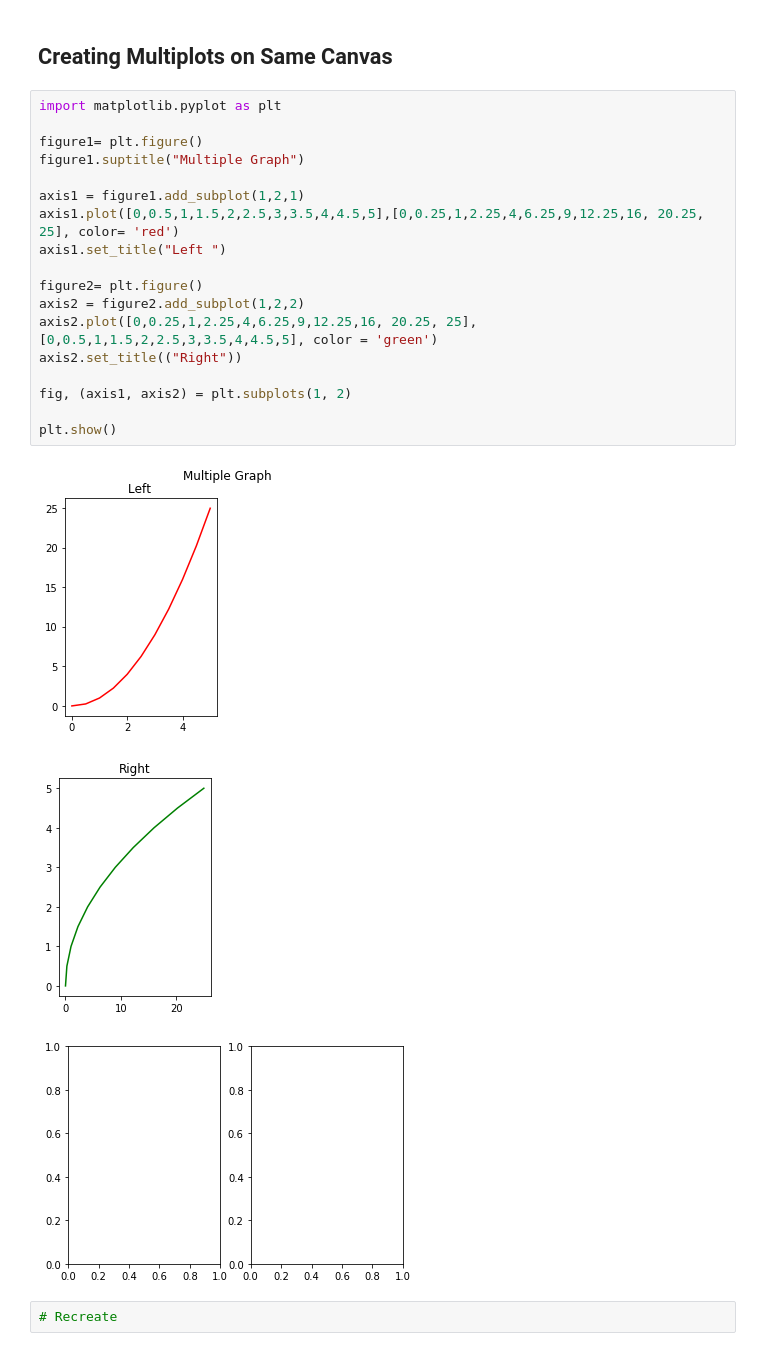
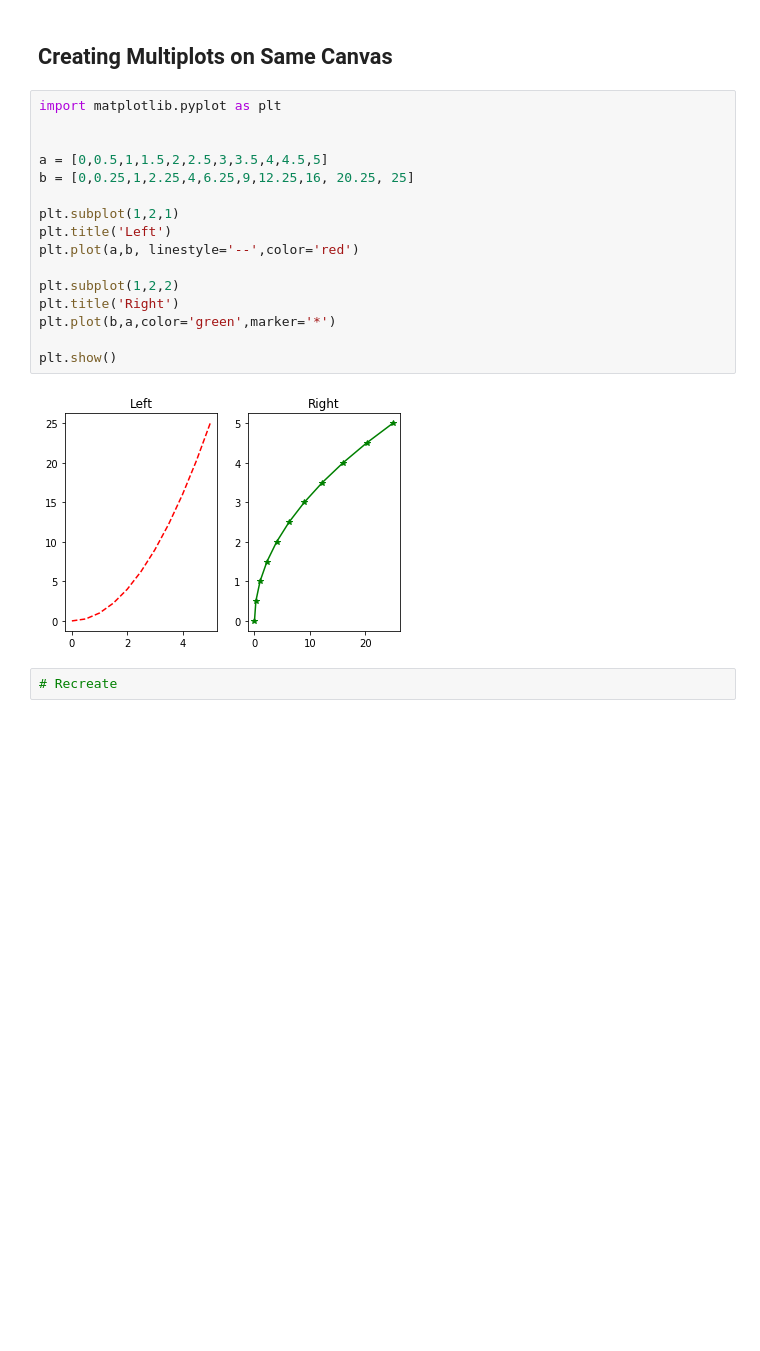
Before and after one commit to k21k/Python-Notes, a Jupyter notebook: Exercises - Qasim/Exercise 18 (Matplotlib).ipynb, the cells around one changed output. Saved outputs shown, nothing was run; the diff lists cells and outputs as text; blank space fills up the shorter version.

```diff
--- a/Exercises - Qasim/Exercise 18 (Matplotlib).ipynb
+++ b/Exercises - Qasim/Exercise 18 (Matplotlib).ipynb
@@ -73,25 +73,21 @@ plt.show()        #Displaying the figures
 # %%
 import matplotlib.pyplot as plt
 
-figure1= plt.figure()
-figure1.suptitle("Multiple Graph")
 
-axis1 = figure1.add_subplot(1,2,1)
-axis1.plot([0,0.5,1,1.5,2,2.5,3,3.5,4,4.5,5],[0,0.25,1,2.25,4,6.25,9,12.25,16, 20.25, 25], color= 'red')
-axis1.set_title("Left ")
+a = [0,0.5,1,1.5,2,2.5,3,3.5,4,4.5,5]
+b = [0,0.25,1,2.25,4,6.25,9,12.25,16, 20.25, 25]
 
-figure2= plt.figure()
-axis2 = figure2.add_subplot(1,2,2)
-axis2.plot([0,0.25,1,2.25,4,6.25,9,12.25,16, 20.25, 25],[0,0.5,1,1.5,2,2.5,3,3.5,4,4.5,5], color = 'green')
-axis2.set_title(("Right"))
+plt.subplot(1,2,1)
+plt.title('Left')
+plt.plot(a,b, linestyle='--',color='red')
 
-fig, (axis1, axis2) = plt.subplots(1, 2)
+plt.subplot(1,2,2)
+plt.title('Right')
+plt.plot(b,a,color='green',marker='*')
 
 plt.show()
 # %% [output]
-[figure, old version]
+[figure, new version]
-[figure, removed]
-[figure, removed]
 # %%
 # Recreate
 # %% [output]
```
Also changed, not shown: parts of 1 cell of this notebook, 2 other files.
